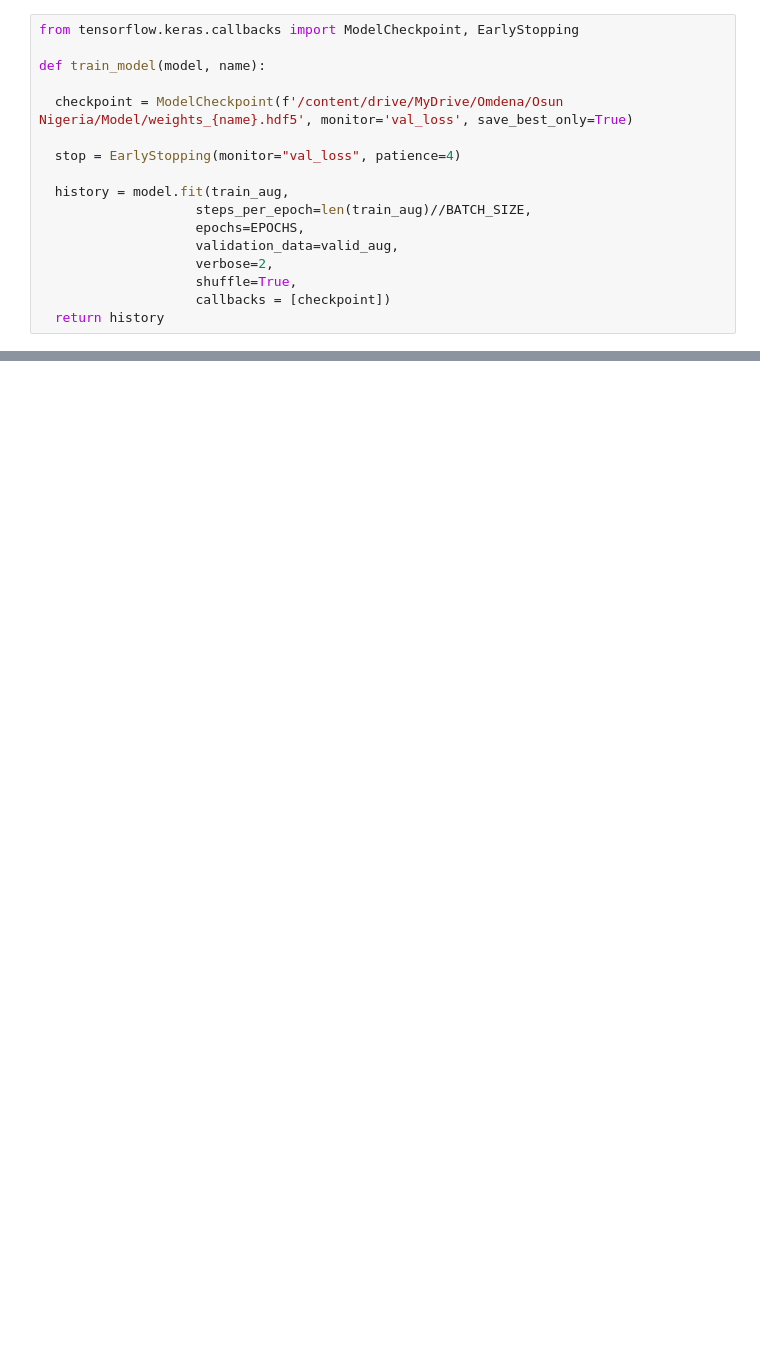
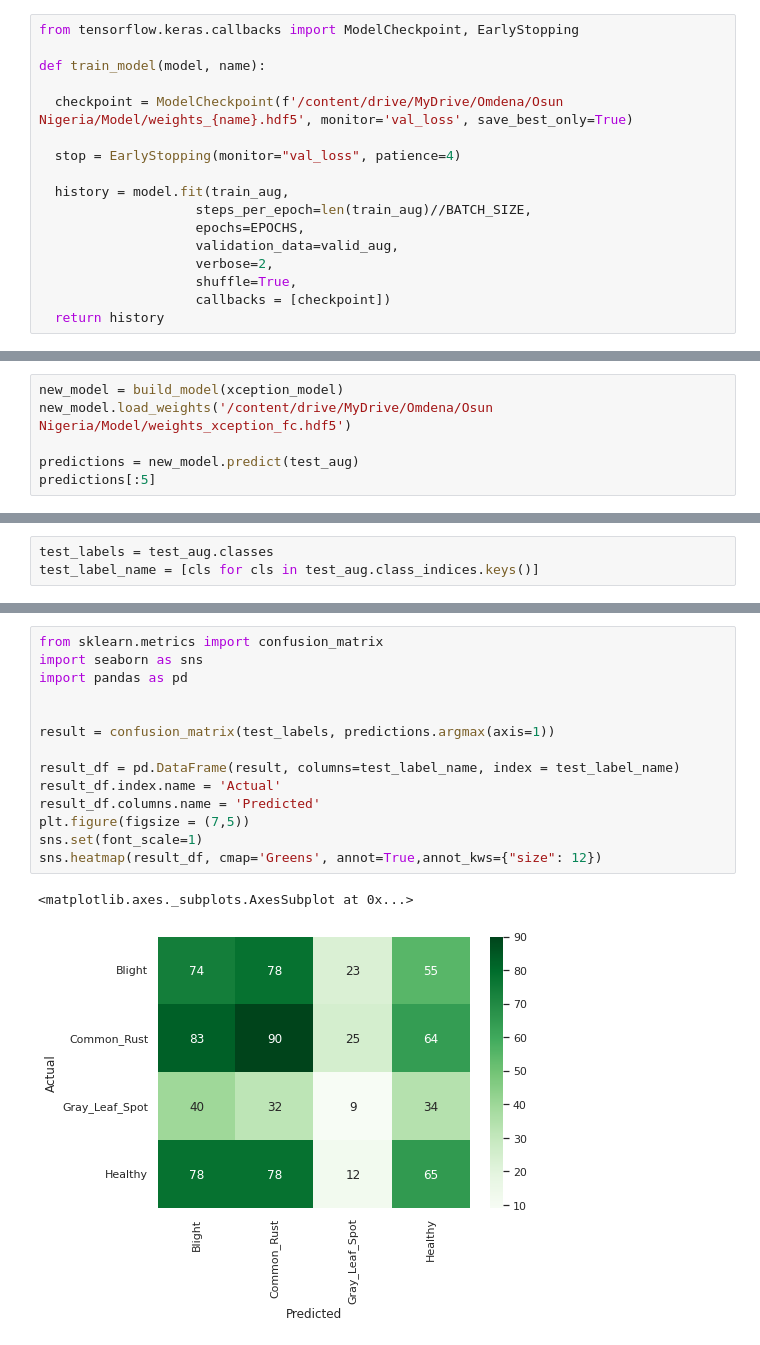
Before and after one commit to OmdenaAI/omdena-nigeria-foodsecurity, a Jupyter notebook: src/tasks/task-3-crop-disease-detection/Transfer_Learning_+_Own_FC.ipynb, the cells around one changed output, grey strips where cells are left out. Saved outputs shown, nothing was run; the diff lists cells and outputs as text; blank space fills up the shorter version.

```diff
--- a/src/tasks/task-3-crop-disease-detection/Transfer_Learning_+_Own_FC.ipynb
+++ b/src/tasks/task-3-crop-disease-detection/Transfer_Learning_+_Own_FC.ipynb
@@ -121,0 +222,6 @@ xcep_hist = train_model(build_model(xception_model), 'xception_rf')
+# %%
+new_model = build_model(xception_model)
+new_model.load_weights('/content/drive/MyDrive/Omdena/Osun Nigeria/Model/weights_xception_fc.hdf5')
+
+predictions = new_model.predict(test_aug)
+predictions[:5]
@@ -121,0 +234,3 @@ xcep_hist = train_model(build_model(xception_model), 'xception_rf')
+# %%
+test_labels = test_aug.classes
+test_label_name = [cls for cls in test_aug.class_indices.keys()]
@@ -121,0 +261,17 @@ xcep_hist = train_model(build_model(xception_model), 'xception_rf')
+# %%
+from sklearn.metrics import confusion_matrix
+import seaborn as sns
+import pandas as pd
+
+
+result = confusion_matrix(test_labels, predictions.argmax(axis=1))
+
+result_df = pd.DataFrame(result, columns=test_label_name, index = test_label_name)
+result_df.index.name = 'Actual'
+result_df.columns.name = 'Predicted'
+plt.figure(figsize = (7,5))
+sns.set(font_scale=1)
+sns.heatmap(result_df, cmap='Greens', annot=True,annot_kws={"size": 12})
+# %% [output]
+<matplotlib.axes._subplots.AxesSubplot at 0x...>
+[figure, added]
```
Also changed, not shown: parts of 12 cells of this notebook.
